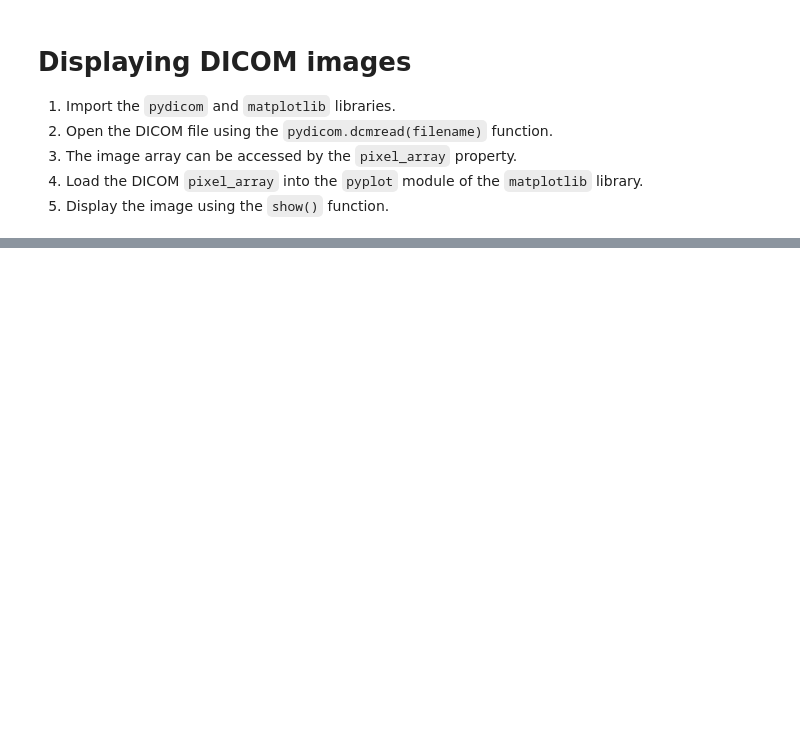
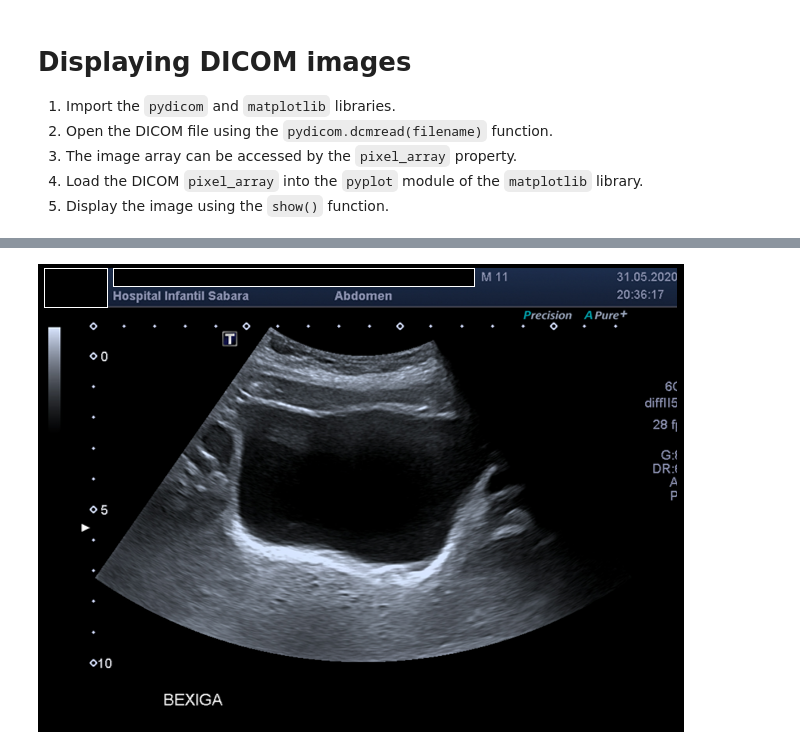
Before and after one commit to paulokuriki/python_for_rads, a Jupyter notebook: Python_for_Rads.ipynb, the cells around one changed output, grey strips where cells are left out. Drawn from its saved outputs; the diff is of its cells as text; code cells hidden in the pictures; blank space fills up the shorter version.

```diff
--- a/Python_for_Rads.ipynb
+++ b/Python_for_Rads.ipynb
@@ -385,0 +586,10 @@ https://www.linkedin.com/in/paulokuriki/
+# %%
+# Open the image and display
+from PIL import Image
+
+usg_file = 'us_abdome.png'
+img = Image.open(usg_file)
+
+display(img)
+# %% [output]
+[figure, added]
```
Also changed, not shown: parts of 112 cells of this notebook.
